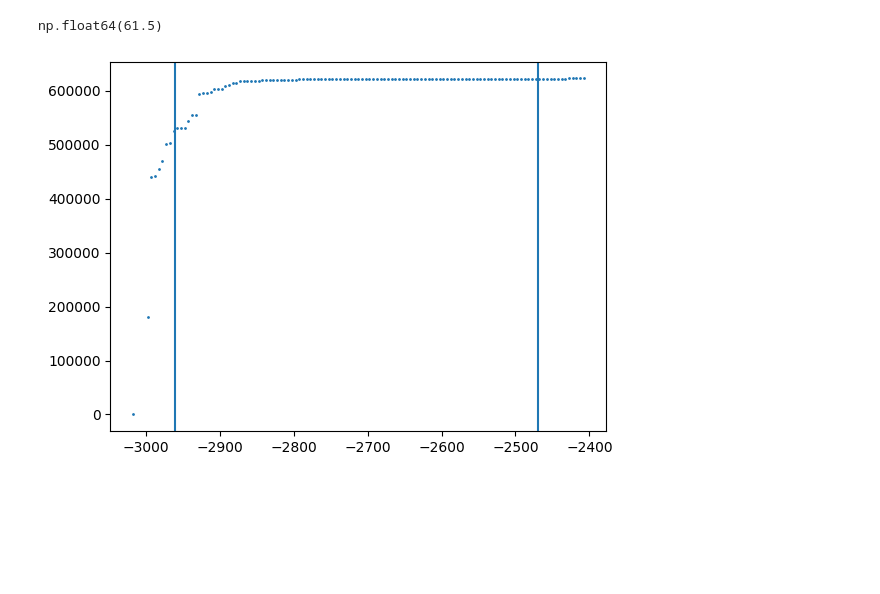
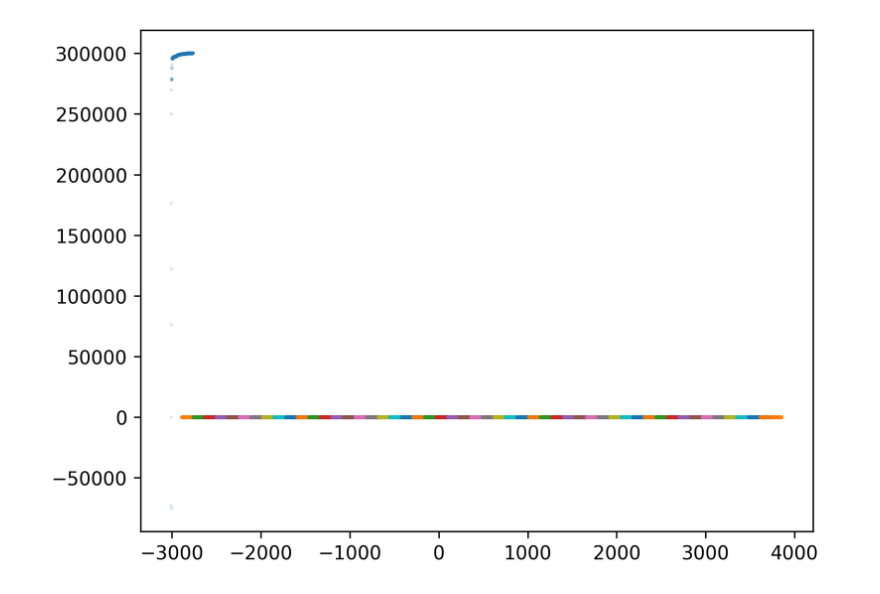
Before and after one commit to Faikert/replica_exchange_wang_landau, a Jupyter notebook: test.ipynb, the cells around one changed output. Cells and saved outputs as stored; diff of their text form; code cells hidden in the pictures; blank space fills up the shorter version.

```diff
--- a/test.ipynb
+++ b/test.ipynb
@@ -22,9 +22,10 @@ plt.scatter(b[:, 1], b[:, 2], s=1)
 # %%
 b = np.loadtxt("apamea_N720_workers_stat.csv", delimiter=",", skiprows=1)
 title = open("apamea_N720_workers_stat.csv").readline().strip().split(",")
-i = 11
-plt.scatter(b[:, 2], b[:, i], s=1)
-plt.xlabel(title[2])
-plt.ylabel(title[i])
-plt.yscale("log")
+for i in range(3, 12):
+    plt.scatter(b[:, 2], b[:, i], s=1)
+    plt.xlabel(title[2])
+    plt.ylabel(title[i])
+    # plt.yscale("log")
+    plt.show()
 # %% [output]
@@ -32,10 +41,10 @@ plt.yscale("log")
 # %%
-for i in range(0, 1):
+plt.figure(dpi=300)
+for i in range(0, 52):
     a = np.loadtxt(f"apamea_N720_window_{i}.csv", delimiter=",", skiprows=1)
-    plt.scatter(a[:, 2], a[:, 3], s=1)
-    plt.axvline(a[0, 2] + (a[-1, 2] - a[0, 2]) * 0.1)
-    plt.axvline(a[-1, 2] - (a[-1, 2] - a[0, 2]) * 0.1)
-(a[-1, 2] - a[0, 2])* 0.1
+    plt.scatter(a[:, 2], a[:, 3], s=1, alpha=0.1)
+#     plt.axvline(a[0, 2] + (a[-1, 2] - a[0, 2]) * 0.1)
+#     plt.axvline(a[-1, 2] - (a[-1, 2] - a[0, 2]) * 0.1)
+# (a[-1, 2] - a[0, 2])* 0.1
 # %% [output]
-np.float64(61.5)
-[figure, old version]
+[figure, new version]
```
Also changed, not shown: parts of 6 cells of this notebook, 12 other files.
